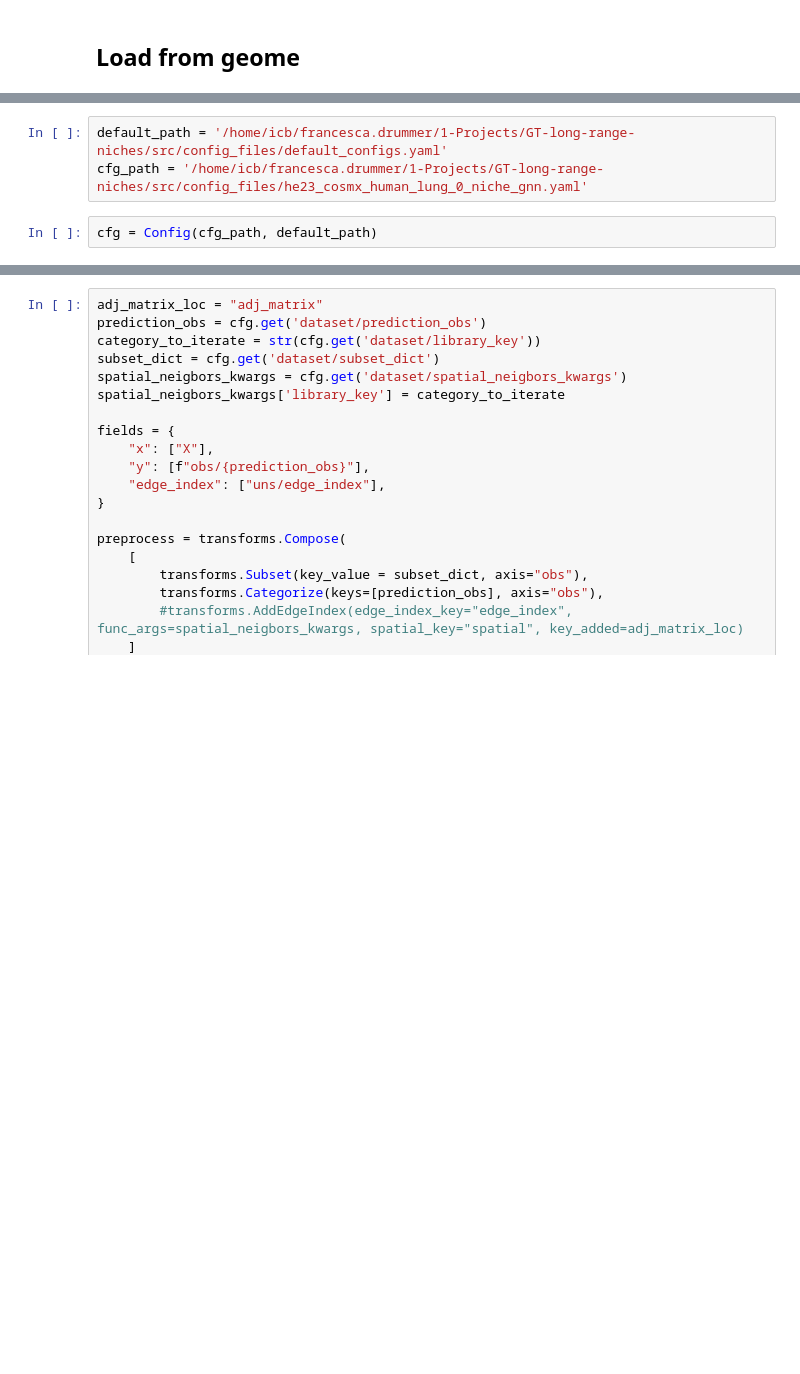
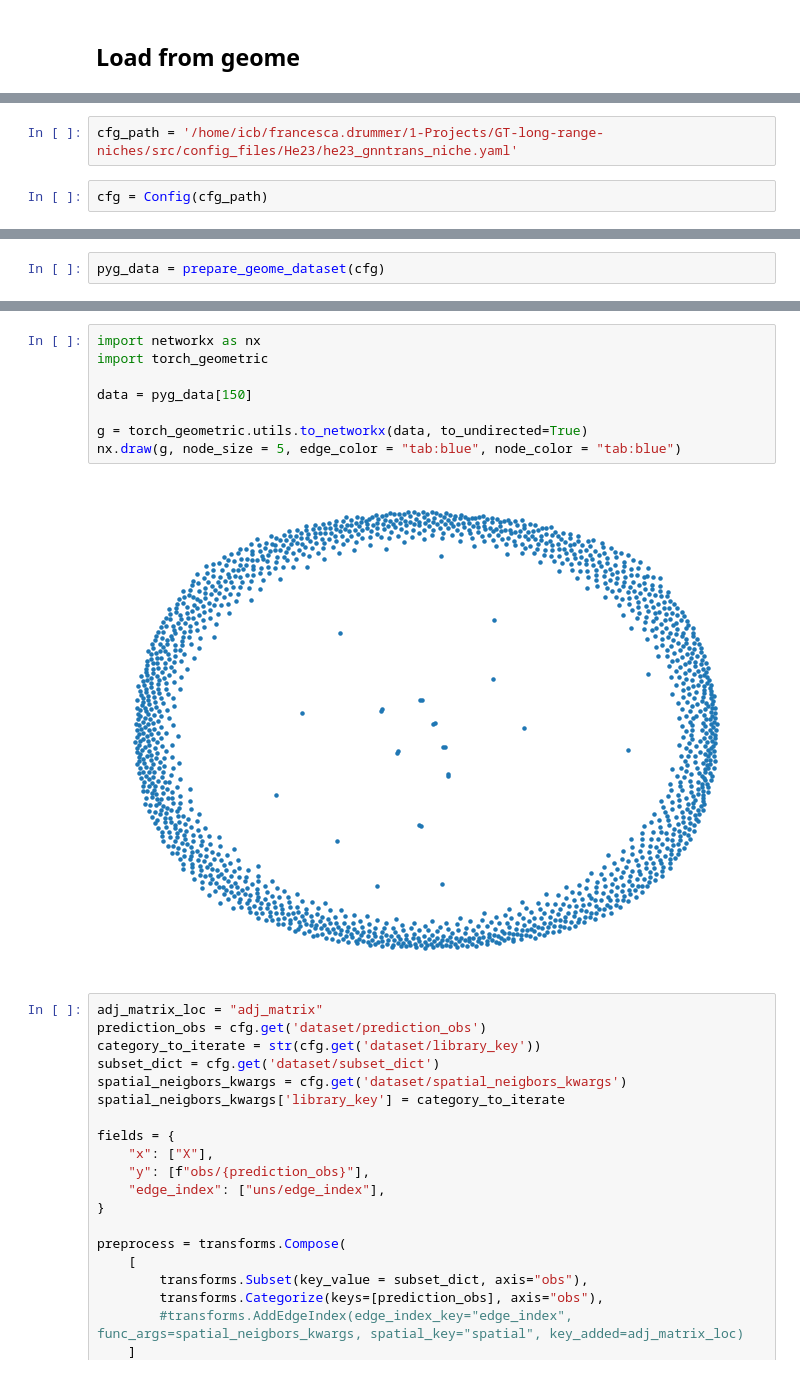
Before and after one commit to theislab/interscale, a Jupyter notebook: docs/notebooks/dataloader_geome.ipynb, the cells around one changed output, grey strips where cells are left out. Saved outputs shown, nothing was run; the diff lists cells and outputs as text; blank space fills up the shorter version.

```diff
--- a/docs/notebooks/dataloader_geome.ipynb
+++ b/docs/notebooks/dataloader_geome.ipynb
@@ -154,8 +123,7 @@ from graph_transformer_long_range_niches.pp.datasets import prepare_geome_datase
 from graph_transformer_long_range_niches.pp.datamodule_geome import GraphAnnDataModule
 # %%
-default_path = '/home/icb/francesca.drummer/1-Projects/GT-long-range-niches/src/config_files/default_configs.yaml'
-cfg_path = '/home/icb/francesca.drummer/1-Projects/GT-long-range-niches/src/config_files/he23_cosmx_human_lung_0_niche_gnn.yaml'
+cfg_path = '/home/icb/francesca.drummer/1-Projects/GT-long-range-niches/src/config_files/He23/he23_gnntrans_niche.yaml'
 # %%
-cfg = Config(cfg_path, default_path)
+cfg = Config(cfg_path)
 # %% [output]
 Load cfg file...
@@ -162,0 +131,2 @@ Load cfg file...
+# %%
+pyg_data = prepare_geome_dataset(cfg)
@@ -163,3 +155,13 @@ Load cfg file...
+# %%
+import networkx as nx
+import torch_geometric
+
+data = pyg_data[150]
+
+g = torch_geometric.utils.to_networkx(data, to_undirected=True)
+nx.draw(g, node_size = 5, edge_color = "tab:blue", node_color = "tab:blue")
+# %% [output]
+[figure, added]
 # %%
 adj_matrix_loc = "adj_matrix"
 prediction_obs = cfg.get('dataset/prediction_obs')
```
Also changed, not shown: parts of 15 cells of this notebook, 2 other files.
